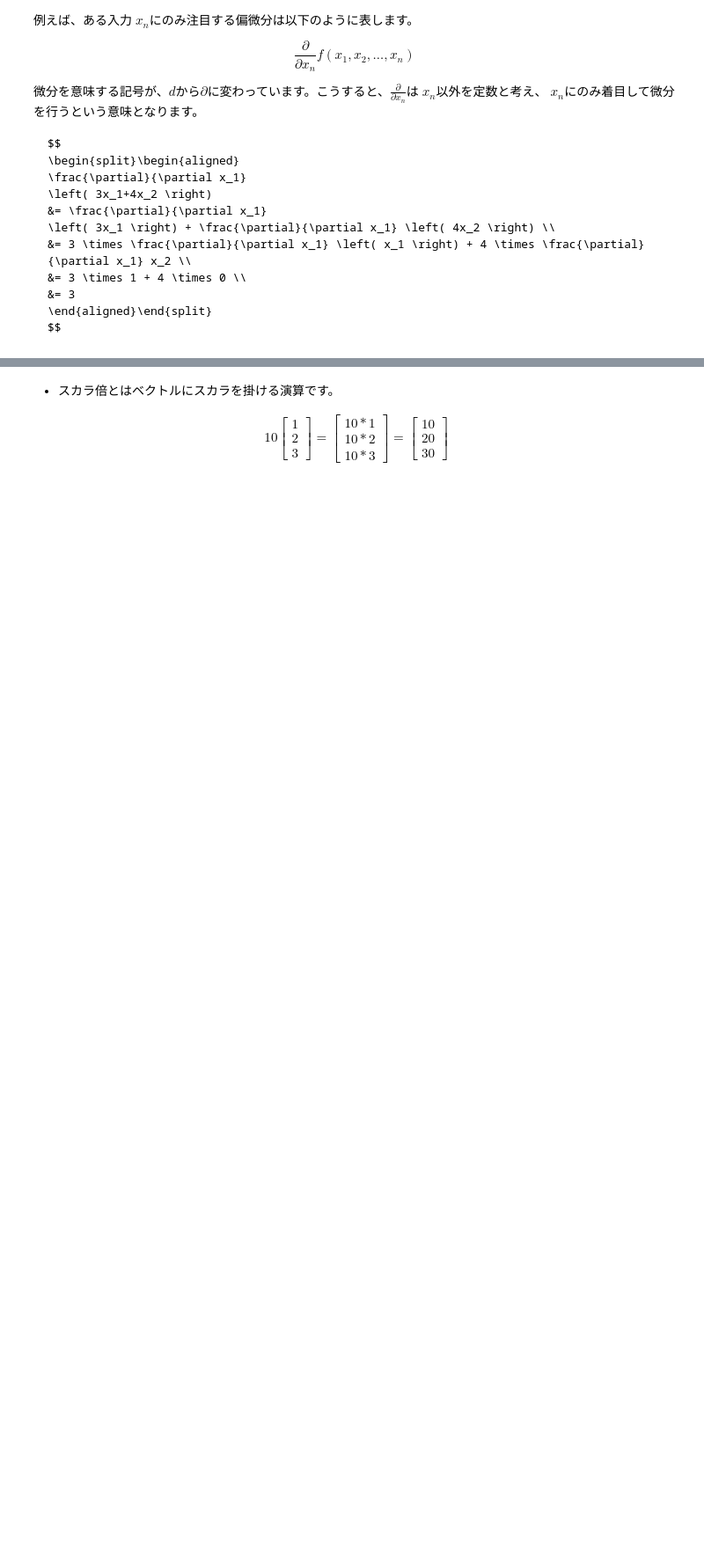
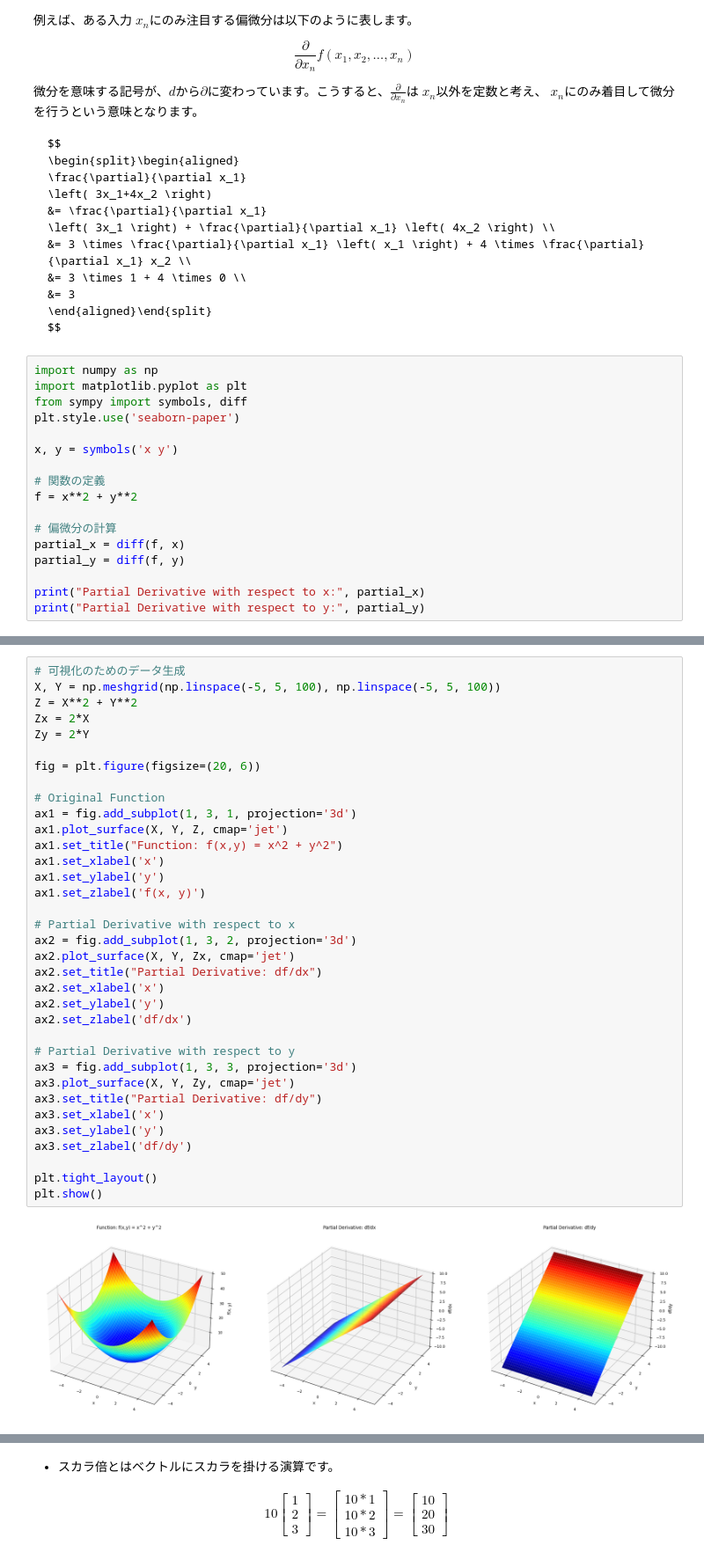
Before and after one commit to lvzeyu/css_nlp, a Jupyter notebook: _build/jupyter_execute/notebook/math_basis.ipynb, the cells around one changed output, grey strips where cells are left out. Shown at 88% size. Saved outputs shown, nothing was run; the diff lists cells and outputs as text; blank space fills up the shorter version.

````diff
--- a/_build/jupyter_execute/notebook/math_basis.ipynb
+++ b/_build/jupyter_execute/notebook/math_basis.ipynb
@@ -80,3 +165,20 @@ $$
 \end{aligned}\end{split}
 $$
 ```
+# %%
+import numpy as np
+import matplotlib.pyplot as plt
+from sympy import symbols, diff
+plt.style.use('seaborn-paper')
+
+x, y = symbols('x y')
+
+# 関数の定義
+f = x**2 + y**2
+
+# 偏微分の計算
+partial_x = diff(f, x)
+partial_y = diff(f, y)
+
+print("Partial Derivative with respect to x:", partial_x)
+print("Partial Derivative with respect to y:", partial_y)
@@ -83,3 +188,40 @@ $$
+# %%
+# 可視化のためのデータ生成
+X, Y = np.meshgrid(np.linspace(-5, 5, 100), np.linspace(-5, 5, 100))
+Z = X**2 + Y**2
+Zx = 2*X
+Zy = 2*Y
+
+fig = plt.figure(figsize=(20, 6))
+
+# Original Function
+ax1 = fig.add_subplot(1, 3, 1, projection='3d')
+ax1.plot_surface(X, Y, Z, cmap='jet')
+ax1.set_title("Function: f(x,y) = x^2 + y^2")
+ax1.set_xlabel('x')
+ax1.set_ylabel('y')
+ax1.set_zlabel('f(x, y)')
+
+# Partial Derivative with respect to x
+ax2 = fig.add_subplot(1, 3, 2, projection='3d')
+ax2.plot_surface(X, Y, Zx, cmap='jet')
+ax2.set_title("Partial Derivative: df/dx")
+ax2.set_xlabel('x')
+ax2.set_ylabel('y')
+ax2.set_zlabel('df/dx')
+
+# Partial Derivative with respect to y
+ax3 = fig.add_subplot(1, 3, 3, projection='3d')
+ax3.plot_surface(X, Y, Zy, cmap='jet')
+ax3.set_title("Partial Derivative: df/dy")
+ax3.set_xlabel('x')
+ax3.set_ylabel('y')
+ax3.set_zlabel('df/dy')
+
+plt.tight_layout()
+plt.show()
+# %% [output]
+[figure, added]
 # %% [markdown]
 ## 線型代数
 
````
Also changed, not shown: parts of 16 cells of this notebook, 33 other files.
